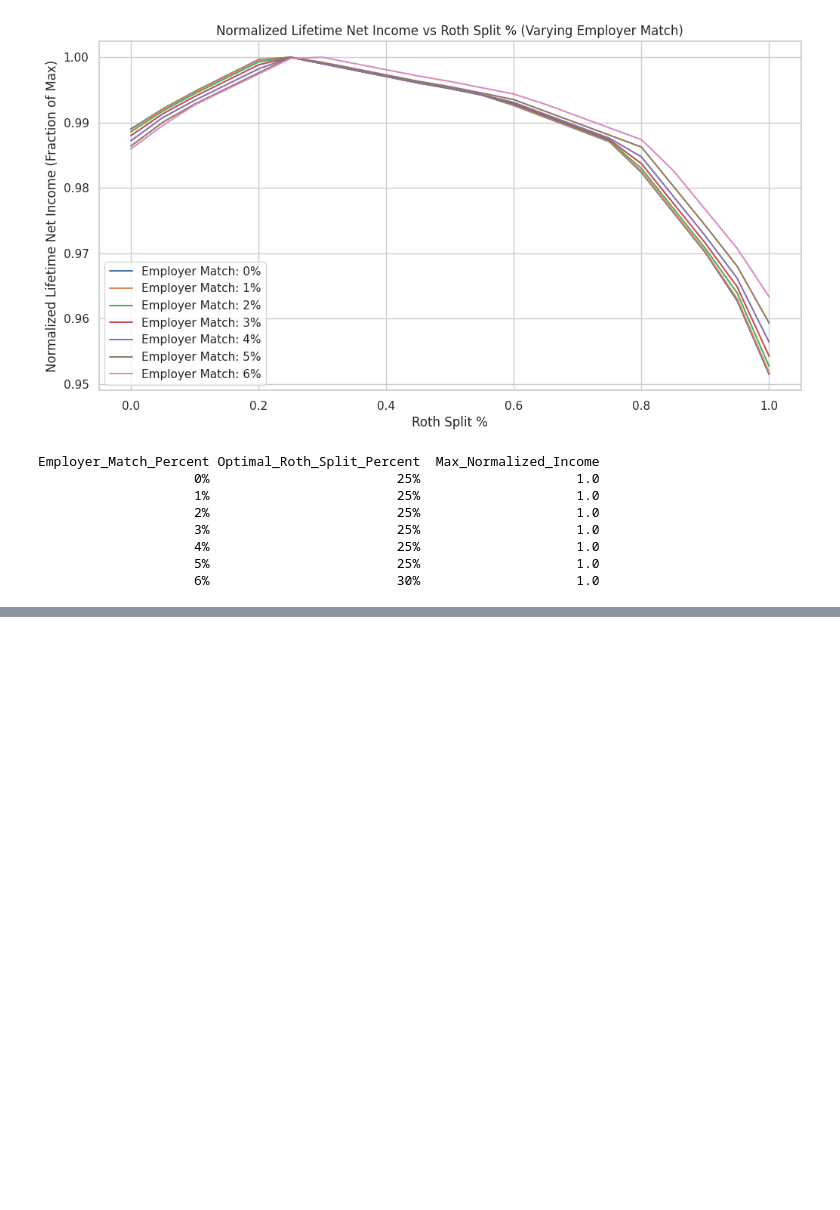
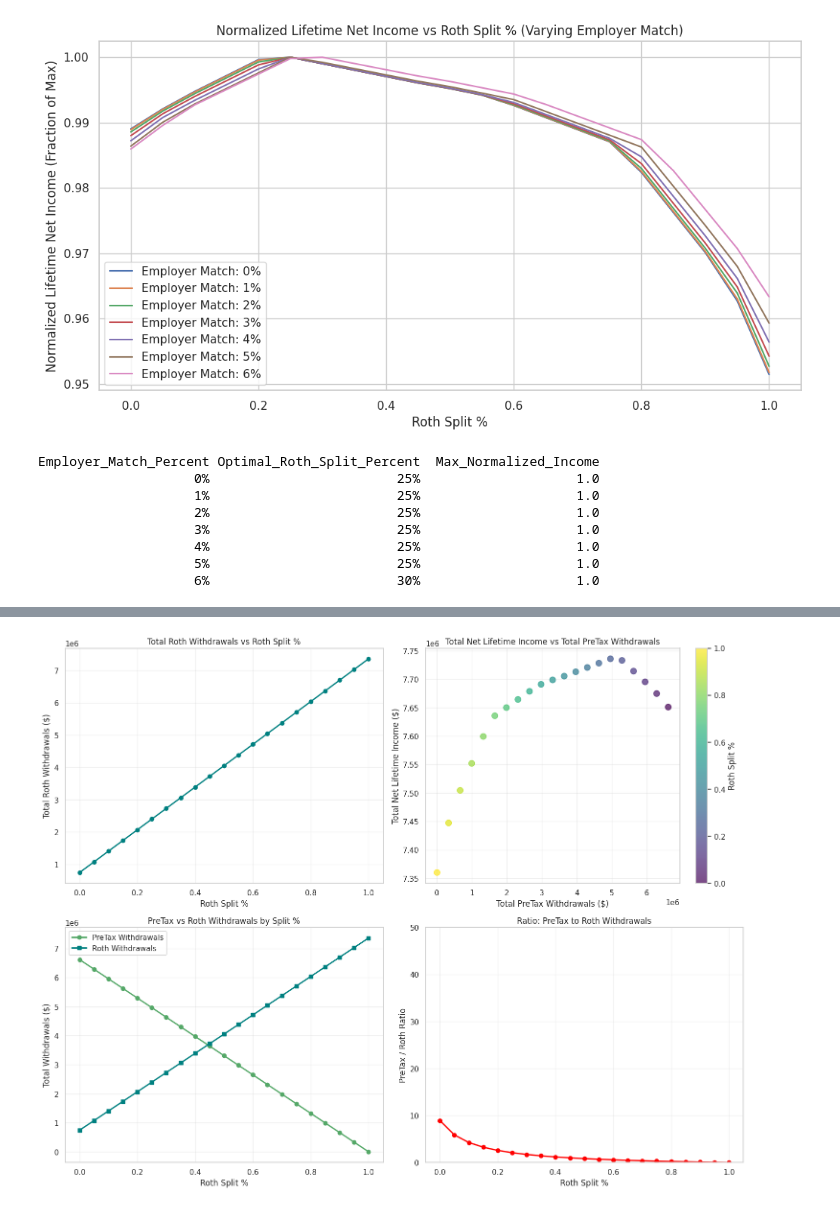
Before and after one commit to msharp9/401k-pretax-vs-roth, a Jupyter notebook: scripts/diminishing_returns.ipynb, the cells around one changed output, grey strips where cells are left out. Drawn from its saved outputs; the diff is of its cells as text; code cells hidden in the pictures; blank space fills up the shorter version.

```diff
--- a/scripts/diminishing_returns.ipynb
+++ b/scripts/diminishing_returns.ipynb
@@ -294,0 +460,72 @@ Employer_Match_Percent Optimal_Roth_Split_Percent  Max_Normalized_Income
+# %%
+# Additional visualizations requested
+fig, ((ax1, ax2), (ax3, ax4)) = plt.subplots(2, 2, figsize=(15, 12))
+
+# Plot 1: Total Roth Withdrawals vs Roth Split % (the inverse)
+ax1.plot(df_detailed['Roth_Split_Percent'], df_detailed['Total_Roth_Withdrawals'], 'teal', marker='o', linewidth=2)
+ax1.set_title('Total Roth Withdrawals vs Roth Split %')
+ax1.set_xlabel('Roth Split %')
+ax1.set_ylabel('Total Roth Withdrawals ($)')
+ax1.grid(True, alpha=0.3)
+
+# Plot 2: Total Net Lifetime Income (Y) vs Total PreTax Withdrawals (X)
+scatter = ax2.scatter(df_detailed['Total_PreTax_Withdrawals'], df_detailed['Total_Net_Lifetime_Income'],
+                     c=df_detailed['Roth_Split_Percent'], cmap='viridis', s=80, alpha=0.7)
+ax2.set_title('Total Net Lifetime Income vs Total PreTax Withdrawals')
+ax2.set_xlabel('Total PreTax Withdrawals ($)')
+ax2.set_ylabel('Total Net Lifetime Income ($)')
+ax2.grid(True, alpha=0.3)
+# Add colorbar to show Roth Split %
+cbar = plt.colorbar(scatter, ax=ax2)
+cbar.set_label('Roth Split %')
+
+# Plot 3: Both PreTax and Roth withdrawals on same chart
+ax3.plot(df_detailed['Roth_Split_Percent'], df_detailed['Total_PreTax_Withdrawals'], 'g-o', linewidth=2, label='PreTax Withdrawals')
+ax3.plot(df_detailed['Roth_Split_Percent'], df_detailed['Total_Roth_Withdrawals'], 'teal', marker='s', linewidth=2, label='Roth Withdrawals')
+ax3.set_title('PreTax vs Roth Withdrawals by Split %')
+ax3.set_xlabel('Roth Split %')
+ax3.set_ylabel('Total Withdrawals ($)')
+ax3.grid(True, alpha=0.3)
+ax3.legend()
+
+# Plot 4: Ratio of PreTax to Roth Withdrawals
+# Avoid division by zero
+roth_nonzero = df_detailed['Total_Roth_Withdrawals'] > 0
+pretax_to_roth_ratio = np.where(roth_nonzero,
+                                df_detailed['Total_PreTax_Withdrawals'] / df_detailed['Total_Roth_Withdrawals'],
+                                np.inf)
+ax4.plot(df_detailed['Roth_Split_Percent'], pretax_to_roth_ratio, 'red', marker='o', linewidth=2)
+ax4.set_title('Ratio: PreTax to Roth Withdrawals')
+ax4.set_xlabel('Roth Split %')
+ax4.set_ylabel('PreTax / Roth Ratio')
+ax4.grid(True, alpha=0.3)
+ax4.set_ylim(0, 50)  # Cap the y-axis to make it readable
+
+plt.tight_layout()
+plt.show()
+
+# Find some interesting data points
+print("\nKey Data Points:")
+print("=" * 50)
+
+# Find where PreTax and Roth withdrawals are approximately equal
+equal_point_idx = np.abs(df_detailed['Total_PreTax_Withdrawals'] - df_detailed['Total_Roth_Withdrawals']).idxmin()
+equal_point = df_detailed.loc[equal_point_idx]
+print(f"Equal PreTax/Roth Withdrawals at {equal_point['Roth_Split_Percent']:.1%} Roth Split:")
+print(f"  PreTax: ${equal_point['Total_PreTax_Withdrawals']:,.0f}")
+print(f"  Roth: ${equal_point['Total_Roth_Withdrawals']:,.0f}")
+print(f"  Net Income: ${equal_point['Total_Net_Lifetime_Income']:,.0f}")
+
+print(f"\nAt 0% Roth (All Traditional):")
+all_trad = df_detailed.loc[df_detailed['Roth_Split_Percent'] == 0.0].iloc[0]
+print(f"  PreTax: ${all_trad['Total_PreTax_Withdrawals']:,.0f}")
+print(f"  Roth: ${all_trad['Total_Roth_Withdrawals']:,.0f}")
+print(f"  Net Income: ${all_trad['Total_Net_Lifetime_Income']:,.0f}")
+
+print(f"\nAt 100% Roth (No Traditional):")
+all_roth = df_detailed.loc[df_detailed['Roth_Split_Percent'] == 1.0].iloc[0]
+print(f"  PreTax: ${all_roth['Total_PreTax_Withdrawals']:,.0f}")
+print(f"  Roth: ${all_roth['Total_Roth_Withdrawals']:,.0f}")
+print(f"  Net Income: ${all_roth['Total_Net_Lifetime_Income']:,.0f}")
+# %% [output]
+[figure, added]
```
Also changed, not shown: parts of 15 cells of this notebook.
